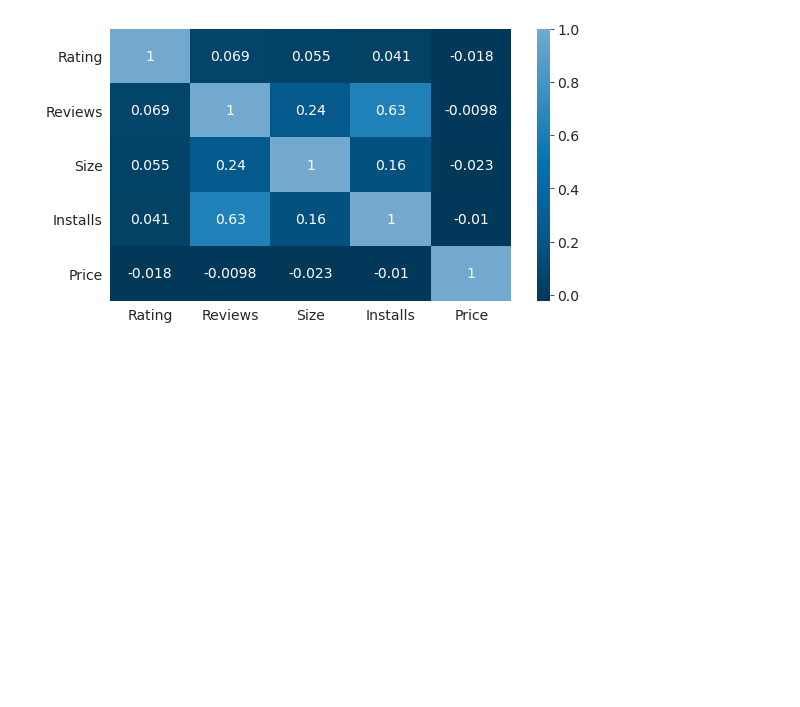
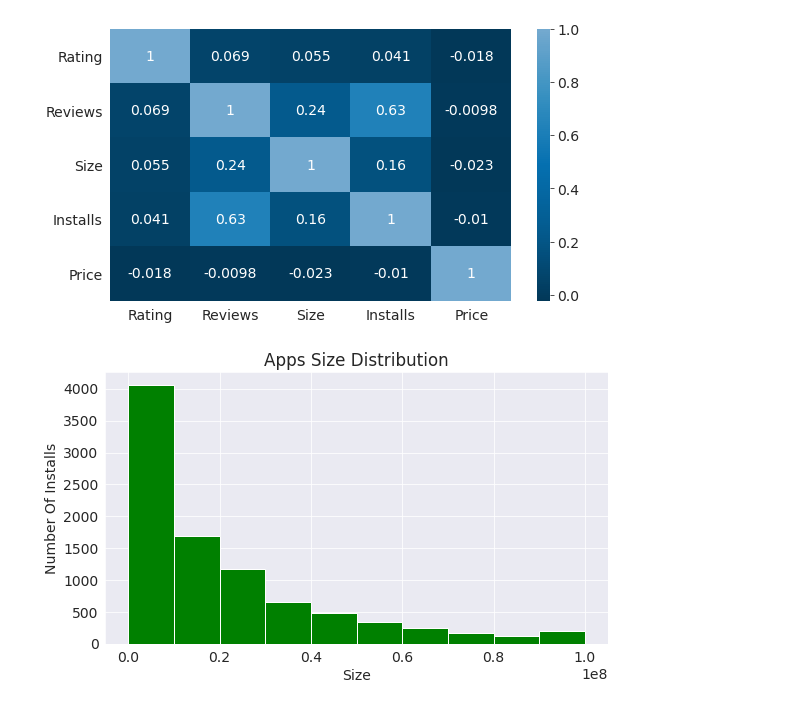
Before and after one commit to pdpranavkumar/Machine-Learning-Models, a Jupyter notebook: Play_Store_App_Review_Analysis_Pranav_Dhabale_Capstone_Project.ipynb, the cells around one changed output. Cells and saved outputs as stored; diff of their text form; code cells hidden in the pictures; blank space fills up the shorter version.

```diff
--- a/Play_Store_App_Review_Analysis_Pranav_Dhabale_Capstone_Project.ipynb
+++ b/Play_Store_App_Review_Analysis_Pranav_Dhabale_Capstone_Project.ipynb
@@ -572,3 +572,11 @@ sns.heatmap(play_store_df.corr(),annot=True,cmap='PuBu_r',center=True,cbar=True)
 plt.show()
 # %% [output]
 [figure]
+# %%
+plt.hist(play_store_df['Size'],color='g')
+plt.xlabel('Size')
+plt.ylabel("Number Of Installs")
+plt.title("Apps Size Distribution")
+plt.show()
+# %% [output]
+[figure, added]
```
